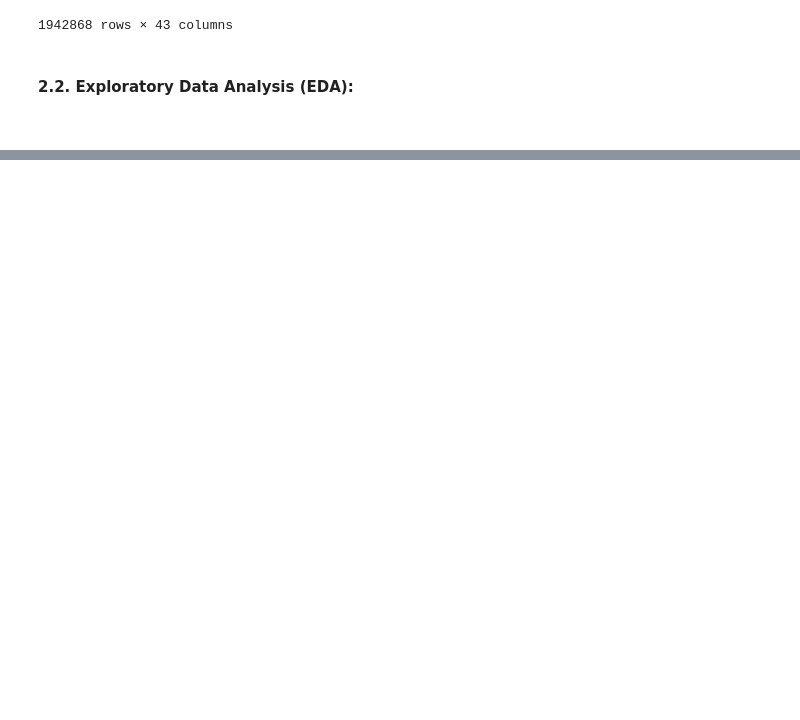
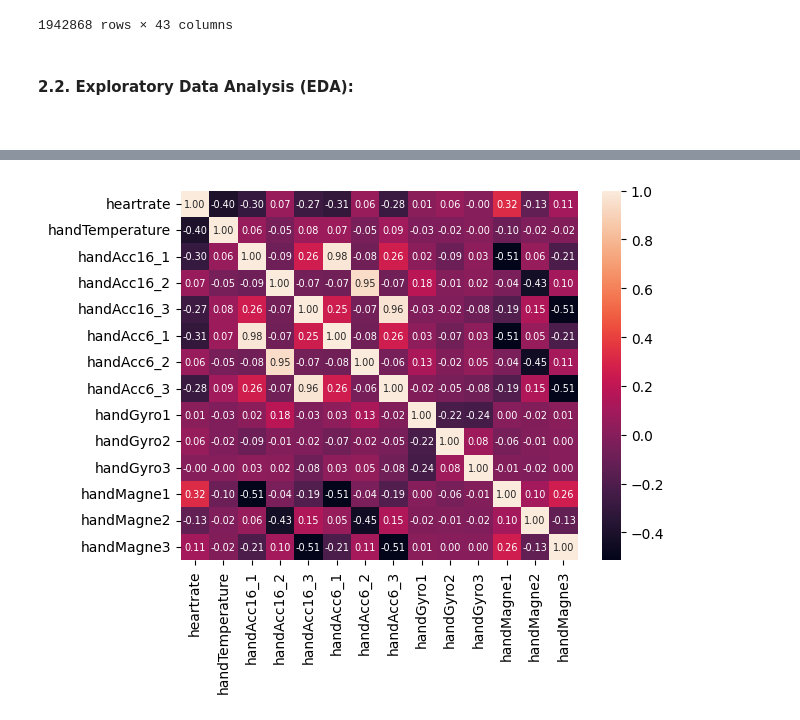
Before and after one commit to shamima1407/HAR-prediction-using-PAMAP2-dataset, a Jupyter notebook: v2.ipynb, the cells around one changed output, grey strips where cells are left out. Saved outputs shown, nothing was run; the diff lists cells and outputs as text; code cells hidden in the pictures; blank space fills up the shorter version.

```diff
--- a/v2.ipynb
+++ b/v2.ipynb
@@ -233,0 +282,19 @@ df
+# %%
+# Correlation between sensor data: Compute the correlation matrix between the sensor data to identify
+# any strong linear relationships between the features.
+# This can help to identify which sensors are most useful for activity recognition.
+
+import seaborn as sns
+import pandas as pd
+
+# Select the sensor data columns only for hand
+sensor_data = df.iloc[:, 2:16]
+
+# Calculate the correlation matrix
+corr = sensor_data.corr()
+
+# Create a heatmap of the correlation matrix
+sns.heatmap(corr, annot=True, fmt='.2f', annot_kws={'size': 7})
+plt.show()
+# %% [output]
+[figure, added]
```
Also changed, not shown: parts of 6 cells of this notebook.
